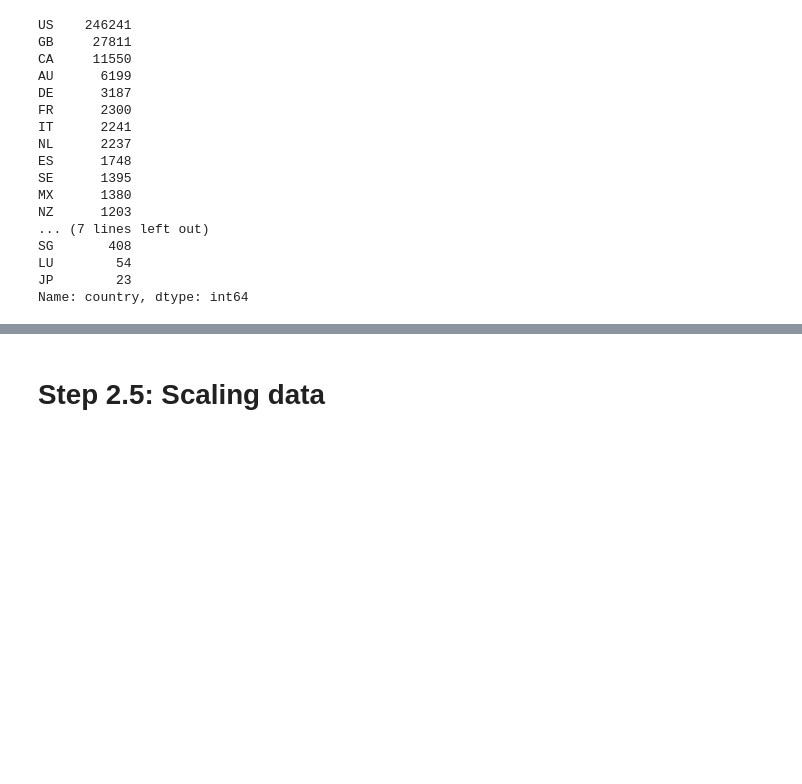
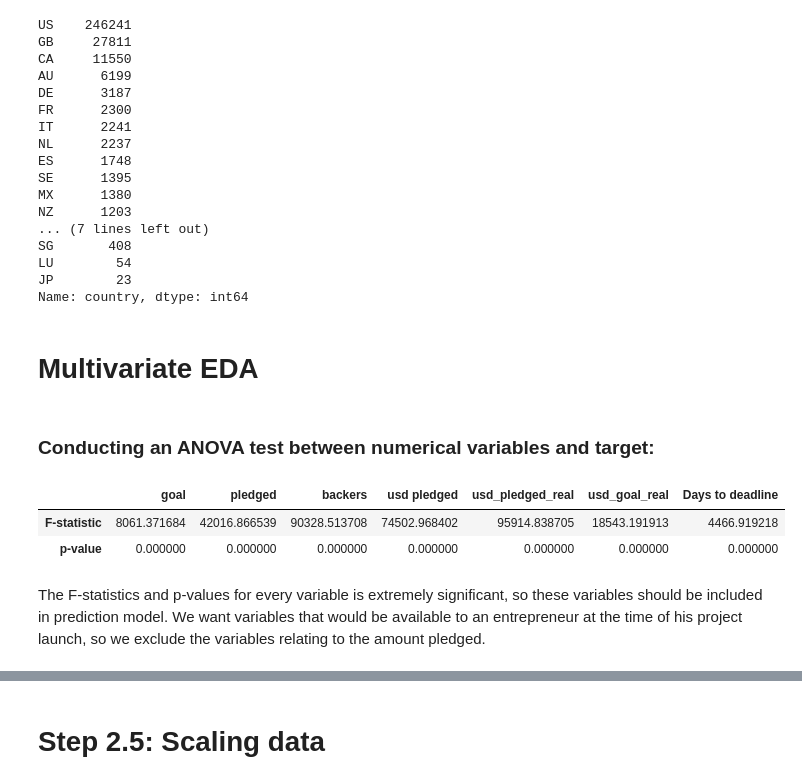
Before and after one commit to Kesterchia/Institute-of-Data, a Jupyter notebook: Project 2/Project 2 (Predicting Kickstarter project success).ipynb, the cells around one changed output, grey strips where cells are left out. Cells and saved outputs as stored; diff of their text form; code cells hidden in the pictures; blank space fills up the shorter version.

```diff
--- a/Project 2/Project 2 (Predicting Kickstarter project success).ipynb
+++ b/Project 2/Project 2 (Predicting Kickstarter project success).ipynb
@@ -504,2 +479,4 @@ Name: country, dtype: int64
 # %%
 df = df[~df['country'].isin(['LU','JP'])]
+# %% [markdown]
+# Multivariate EDA
@@ -505,0 +488,15 @@ df = df[~df['country'].isin(['LU','JP'])]
+# %% [markdown]
+### Conducting an ANOVA test between numerical variables and target:
+# %%
+numericals = df.select_dtypes(include = ['float64', 'int64'])
+categoricals = df.select_dtypes(include = ['object'])
+# %%
+pd.DataFrame(data = f_classif(numericals, df['state_successful']),
+             columns = numericals.columns,
+             index = ['F-statistic','p-value'])
+# %% [output]
+|  | goal | pledged | backers | usd pledged | usd_pledged_real | usd_goal_real | Days to deadline |
+| F-statistic | 8061.371684 | 42016.866539 | 90328.513708 | 74502.968402 | 95914.838705 | 18543.191913 | 4466.919218 |
+| p-value | 0.000000 | 0.000000 | 0.000000 | 0.000000 | 0.000000 | 0.000000 | 0.000000 |
+# %% [markdown]
+The F-statistics and p-values for every variable is extremely significant, so these variables should be included in prediction model. We want variables that would be available to an entrepreneur at the time of his project launch, so we exclude the variables relating to the amount pledged.
```
Also changed, not shown: parts of 65 cells of this notebook, 5 other files.
